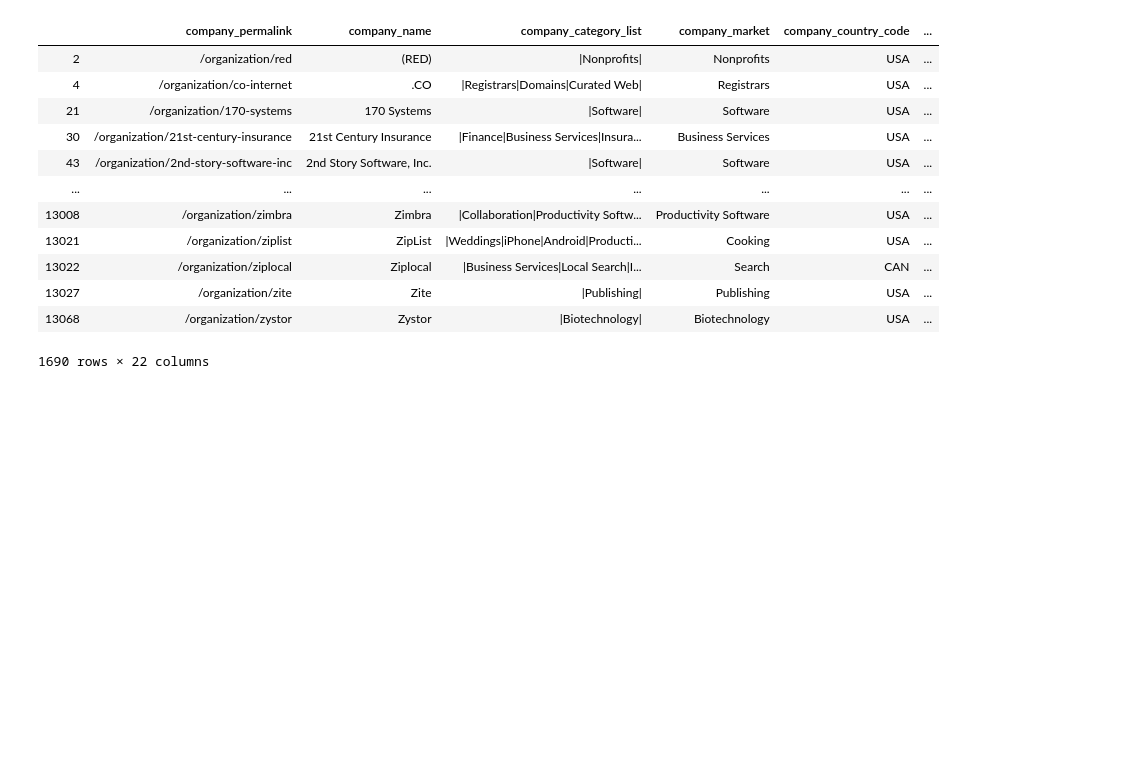
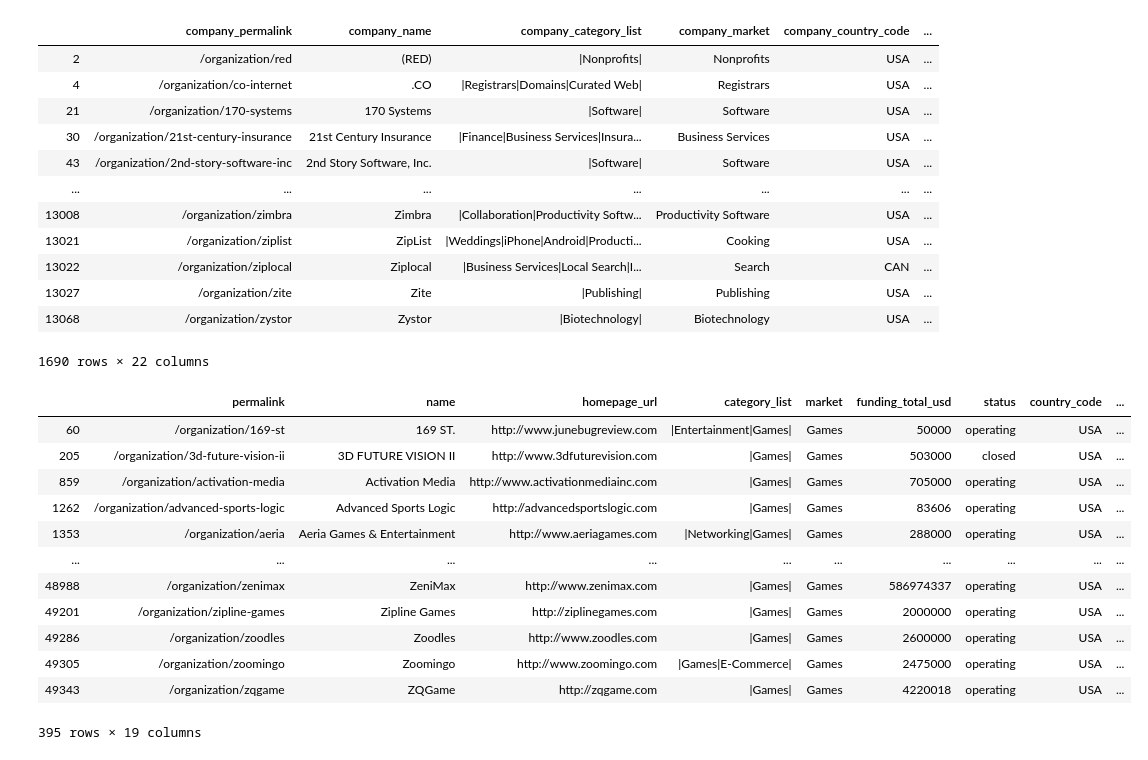
Before and after one commit to jjhuang22/cs171-final-project, a Jupyter notebook: data/EDA.ipynb, the cells around one changed output. Cells and saved outputs as stored; diff of their text form; code cells hidden in the pictures; blank space fills up the shorter version.

```diff
--- a/data/EDA.ipynb
+++ b/data/EDA.ipynb
@@ -262,3 +251,19 @@ aquisitions_df
 | 13027 | /organization/zite | Zite | |Publishing| | Publishing | USA | ... |
 | 13068 | /organization/zystor | Zystor | |Biotechnology| | Biotechnology | USA | ... |
 1690 rows × 22 columns
+# %%
+companies_df[companies_df['market'] == 'Games']
+# %% [output]
+|  | permalink | name | homepage_url | category_list | market | funding_total_usd | status | country_code | ... |
+| 60 | /organization/169-st | 169 ST. | http://www.junebugreview.com | |Entertainment|Games| | Games | 50000 | operating | USA | ... |
+| 205 | /organization/3d-future-vision-ii | 3D FUTURE VISION II | http://www.3dfuturevision.com | |Games| | Games | 503000 | closed | USA | ... |
+| 859 | /organization/activation-media | Activation Media | http://www.activationmediainc.com | |Games| | Games | 705000 | operating | USA | ... |
+| 1262 | /organization/advanced-sports-logic | Advanced Sports Logic | http://advancedsportslogic.com | |Games| | Games | 83606 | operating | USA | ... |
+| 1353 | /organization/aeria | Aeria Games & Entertainment | http://www.aeriagames.com | |Networking|Games| | Games | 288000 | operating | USA | ... |
+| ... | ... | ... | ... | ... | ... | ... | ... | ... | ... |
+| 48988 | /organization/zenimax | ZeniMax | http://www.zenimax.com | |Games| | Games | 586974337 | operating | USA | ... |
+| 49201 | /organization/zipline-games | Zipline Games | http://ziplinegames.com | |Games| | Games | 2000000 | operating | USA | ... |
+| 49286 | /organization/zoodles | Zoodles | http://www.zoodles.com | |Games| | Games | 2600000 | operating | USA | ... |
+| 49305 | /organization/zoomingo | Zoomingo | http://www.zoomingo.com | |Games|E-Commerce| | Games | 2475000 | operating | USA | ... |
+| 49343 | /organization/zqgame | ZQGame | http://zqgame.com | |Games| | Games | 4220018 | operating | USA | ... |
+395 rows × 19 columns
```
Also changed, not shown: parts of 2 cells of this notebook, 4 other files.
